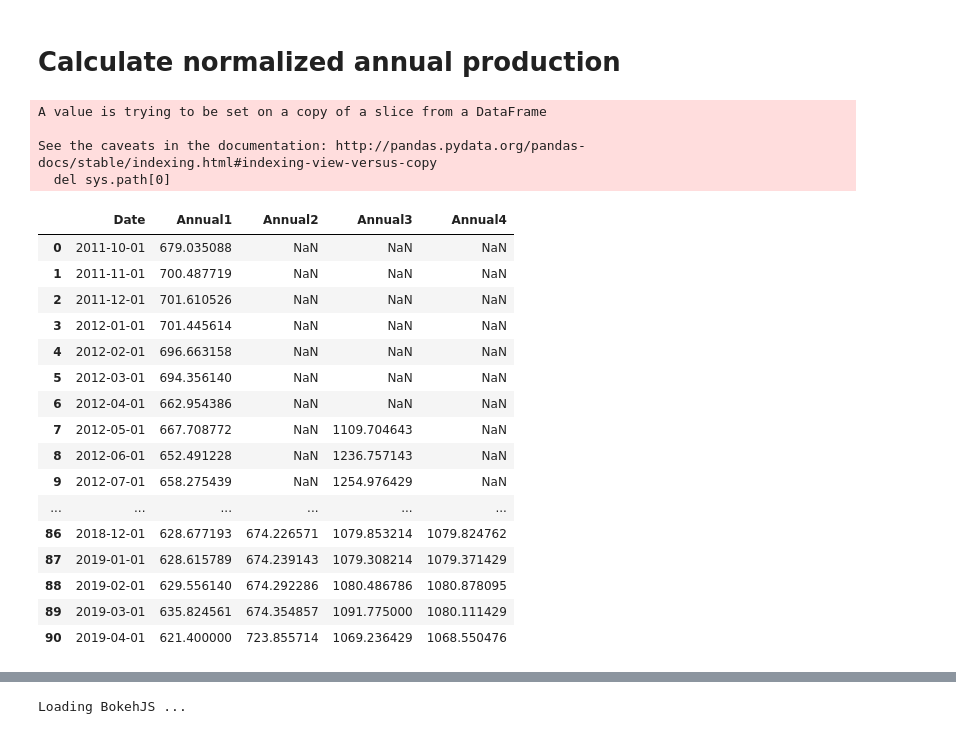
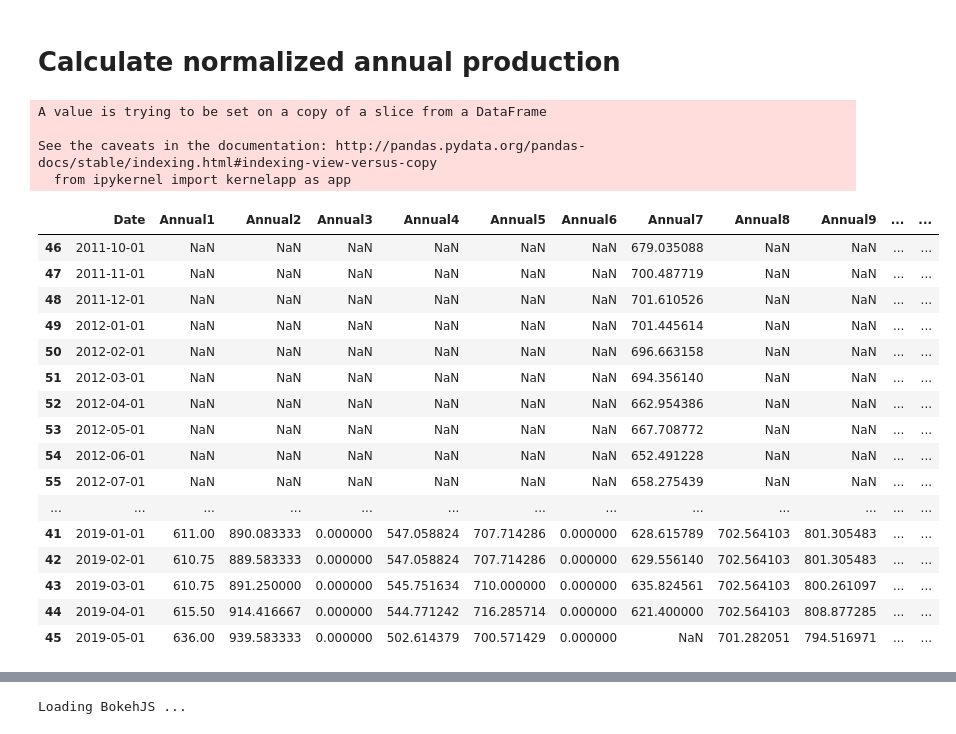
Before and after one commit to acep-uaf/ACEP_solar, a Jupyter notebook: popup_figure.ipynb, the cells around one changed output, grey strips where cells are left out. Saved outputs shown, nothing was run; the diff lists cells and outputs as text; code cells hidden in the pictures.

Commit message:
add all panels in Fairbanks

```diff
--- a/popup_figure.ipynb
+++ b/popup_figure.ipynb
@@ -132,50 +172,90 @@ def annual_Norm(dataframe):
         annual_values.append(single_values)
         month.append(single_month)
     return(annual_values,month)
+# %%
+def daily_to_monthly_energy(file_name, location_name, panel_name):
+    solar_dataframe = hdf5_to_dataframe(file_name, location_name, panel_name)
+    new_dataframe = pd.DataFrame(columns = ['Year', 'Month', 'Energy', 'Interpolate'])
+    previous_month_tracker = solar_dataframe['Month'][0]
+    Sum = 0
+    interpolated = 0
+    j = 0
+    year_array = np.array(np.NaN)
+    month_array = np.array(np.NaN)
+    interpolation_array = np.array(np.NaN)
+    energy_array = np.array(np.NaN)
+    for i in range(len(solar_dataframe.index)):
+        if solar_dataframe['Month'][i] == previous_month_tracker:
+            Sum = Sum + solar_dataframe['Energy'][i]
+            interpolated = interpolated + solar_dataframe['Interpolate'][i]
+        else:
+            year_array = np.append(year_array, solar_dataframe['Year'][i])
+            month_array = np.append(month_array, solar_dataframe['Month'][i])
+            if interpolated > 0:
+                interpolation_array = np.append(interpolation_array, 1)
+            else:
+                interpolation_array = np.append(interpolation_array, 0)
+            energy_array = np.append(energy_array, Sum)
+            Sum = 0
+            interpolated = 0
+            j = j + 1
+            previous_month_tracker = solar_dataframe['Month'][i]
+    new_dataframe['Energy'] = energy_array.astype(int)
+    new_dataframe['Month'] = month_array.astype(int)
+    new_dataframe['Year'] = year_array.astype(int)
+    new_dataframe['Interpolate'] = interpolation_array.astype(int)
+    new_dataframe = new_dataframe.drop(0).reset_index(drop=True)
+
+    #new_dataframe['DC Capacity'][1] = solar_dataframe['DC Capacity'][0]
+    #new_dataframe['Location'][1] = solar_dataframe['Location'][0]
+    return new_dataframe
 # %%
 location=pd.DataFrame(columns=['Date'])
 a=0
 for name in fairbanks:
-
-    base = hdf5_to_dataframe('alaska_solar_data_storage','Fairbanks', name )
+    if fairbanks[name].keys().__contains__('Day'):
+        base = daily_to_monthly_energy('solar_panel_data_alaska', 'Fairbanks', name)
+    else:
+        base = hdf5_to_dataframe('solar_panel_data_alaska','Fairbanks', name )
     # read data
     capacity = fairbanks[name].attrs.__getitem__("DC Capacity")
 
 
     # Change the date into a datetime format
     base['Date']= ""
     for i in range(len(base)):
         base['Date'][i] = str(base['Year'][i]) + '-' + str(base['Month'][i])
         base['Date'] = pd.to_datetime(base['Date'])
     base.drop(['Year','Month'],axis = 1,inplace = True)
 
     # calculate annual value
     annual_values,month= annual_Norm(base)
     new_base = pd.DataFrame({'Date':month,'Annual':annual_values})
 
     location = pd.merge(location, new_base, on = ['Date'], how='outer',suffixes=(a, a+1))
     a = a+1
 
+location = location.sort_values(by='Date')
 location
 # %% [output]
 A value is trying to be set on a copy of a slice from a DataFrame
 
 See the caveats in the documentation: http://pandas.pydata.org/pandas-docs/stable/indexing.html#indexing-view-versus-copy
-  del sys.path[0]
+  from ipykernel import kernelapp as app
-|  | Date | Annual1 | Annual2 | Annual3 | Annual4 |
-| 0 | 2011-10-01 | 679.035088 | NaN | NaN | NaN |
-| 1 | 2011-11-01 | 700.487719 | NaN | NaN | NaN |
-| 2 | 2011-12-01 | 701.610526 | NaN | NaN | NaN |
-| 3 | 2012-01-01 | 701.445614 | NaN | NaN | NaN |
-| 4 | 2012-02-01 | 696.663158 | NaN | NaN | NaN |
-| 5 | 2012-03-01 | 694.356140 | NaN | NaN | NaN |
-| 6 | 2012-04-01 | 662.954386 | NaN | NaN | NaN |
-| 7 | 2012-05-01 | 667.708772 | NaN | 1109.704643 | NaN |
-| 8 | 2012-06-01 | 652.491228 | NaN | 1236.757143 | NaN |
-| 9 | 2012-07-01 | 658.275439 | NaN | 1254.976429 | NaN |
-| ... | ... | ... | ... | ... | ... |
-| 86 | 2018-12-01 | 628.677193 | 674.226571 | 1079.853214 | 1079.824762 |
-| 87 | 2019-01-01 | 628.615789 | 674.239143 | 1079.308214 | 1079.371429 |
-| 88 | 2019-02-01 | 629.556140 | 674.292286 | 1080.486786 | 1080.878095 |
-| 89 | 2019-03-01 | 635.824561 | 674.354857 | 1091.775000 | 1080.111429 |
-| 90 | 2019-04-01 | 621.400000 | 723.855714 | 1069.236429 | 1068.550476 |
+|  | Date | Annual1 | Annual2 | Annual3 | Annual4 | Annual5 | Annual6 | Annual7 | Annual8 | Annual9 | ... | ... |
+| 46 | 2011-10-01 | NaN | NaN | NaN | NaN | NaN | NaN | 679.035088 | NaN | NaN | ... | ... |
+| 47 | 2011-11-01 | NaN | NaN | NaN | NaN | NaN | NaN | 700.487719 | NaN | NaN | ... | ... |
+| 48 | 2011-12-01 | NaN | NaN | NaN | NaN | NaN | NaN | 701.610526 | NaN | NaN | ... | ... |
+| 49 | 2012-01-01 | NaN | NaN | NaN | NaN | NaN | NaN | 701.445614 | NaN | NaN | ... | ... |
+| 50 | 2012-02-01 | NaN | NaN | NaN | NaN | NaN | NaN | 696.663158 | NaN | NaN | ... | ... |
+| 51 | 2012-03-01 | NaN | NaN | NaN | NaN | NaN | NaN | 694.356140 | NaN | NaN | ... | ... |
+| 52 | 2012-04-01 | NaN | NaN | NaN | NaN | NaN | NaN | 662.954386 | NaN | NaN | ... | ... |
+| 53 | 2012-05-01 | NaN | NaN | NaN | NaN | NaN | NaN | 667.708772 | NaN | NaN | ... | ... |
+| 54 | 2012-06-01 | NaN | NaN | NaN | NaN | NaN | NaN | 652.491228 | NaN | NaN | ... | ... |
+| 55 | 2012-07-01 | NaN | NaN | NaN | NaN | NaN | NaN | 658.275439 | NaN | NaN | ... | ... |
+| ... | ... | ... | ... | ... | ... | ... | ... | ... | ... | ... | ... | ... |
+| 41 | 2019-01-01 | 611.00 | 890.083333 | 0.000000 | 547.058824 | 707.714286 | 0.000000 | 628.615789 | 702.564103 | 801.305483 | ... | ... |
+| 42 | 2019-02-01 | 610.75 | 889.583333 | 0.000000 | 547.058824 | 707.714286 | 0.000000 | 629.556140 | 702.564103 | 801.305483 | ... | ... |
+| 43 | 2019-03-01 | 610.75 | 891.250000 | 0.000000 | 545.751634 | 710.000000 | 0.000000 | 635.824561 | 702.564103 | 800.261097 | ... | ... |
+| 44 | 2019-04-01 | 615.50 | 914.416667 | 0.000000 | 544.771242 | 716.285714 | 0.000000 | 621.400000 | 702.564103 | 808.877285 | ... | ... |
+| 45 | 2019-05-01 | 636.00 | 939.583333 | 0.000000 | 502.614379 | 700.571429 | 0.000000 | NaN | 701.282051 | 794.516971 | ... | ... |
```
Also changed, not shown: parts of 12 cells of this notebook.
